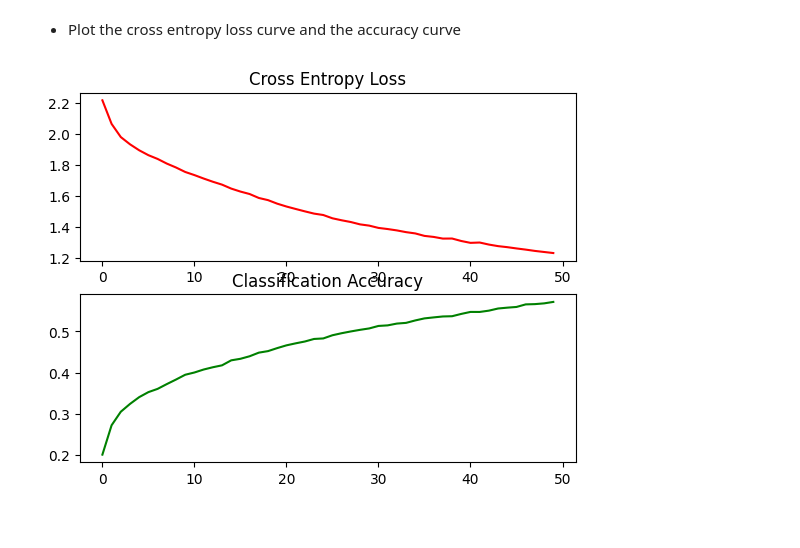
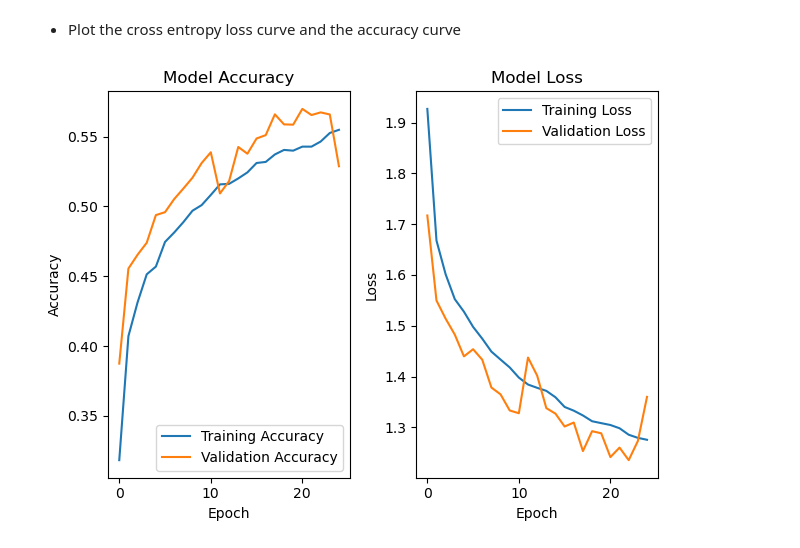
Before and after one commit to Grimngor/Image_Classification_CNN-G3, a Jupyter notebook: CNN_Project_augmented.ipynb, the cells around one changed output. Cells and saved outputs as stored; diff of their text form; code cells hidden in the pictures.

```diff
--- a/CNN_Project_augmented.ipynb
+++ b/CNN_Project_augmented.ipynb
@@ -60,8 +68,15 @@ Normalize the images
 # Normalize the images
 x_train = x_train.astype('float32') / 255
 x_test = x_test.astype('float32') / 255
+
+# Reshape labels to remove extra dimension
+y_train = y_train.reshape(-1, 10)
+y_test = y_test.reshape(-1, 10)
+
 print(x_train.shape)
 print(x_test.shape)
+print(y_train.shape)
+print(y_test.shape)
 # %% [output]
 (50000, 32, 32, 3)
 (10000, 32, 32, 3)
@@ -102,17 +127,19 @@ from keras.backend import clear_session
 clear_session()
 # %%
 from tensorflow.keras.models import Sequential
-from tensorflow.keras.layers import Conv2D, MaxPooling2D, Flatten, Dense
-
+from tensorflow.keras.layers import Conv2D, MaxPooling2D, Flatten, Dense, BatchNormalization, Input
 
 # Define the model
 model = Sequential()
+model.add(Input(shape=(32, 32, 3)))
+model.add(data_augmentation)
 model.add(Conv2D(32, (3, 3), activation='relu', input_shape=(32, 32, 3)))
 model.add(MaxPooling2D(pool_size=(2, 2)))
 model.add(Flatten())
 model.add(Dense(100, activation='relu'))
 model.add(Dense(10, activation='softmax'))
 
+
 # Print the model summary
 model.summary()
 # %% [output]
@@ -137,9 +166,9 @@ Model: "sequential"
 *   Compile the model using categorical_crossentropy loss, SGD optimizer and use 'accuracy' as the metric.
 *   Use the above defined model to train CIFAR-10 and train the model for 50 epochs with a batch size of 512.
 # %%
-# Compile the model
-model.compile(loss='categorical_crossentropy', optimizer= 'sgd', metrics=['accuracy'])
+# Compile and train your model
+model.compile(optimizer='adam', loss='categorical_crossentropy', metrics=['accuracy'])
 
 # Train the model
-history = model.fit(x_train, y_train, batch_size=512, epochs=50, validation_data=(x_test, y_test))
+history = model.fit(x_train, y_train, batch_size=512, epochs=25, validation_data=(x_test, y_test))
 # %% [output]
@@ -163,19 +192,27 @@ Epoch 50/50
 # %% [markdown]
 *   Plot the cross entropy loss curve and the accuracy curve
-# %%
-# Plot Cross Entropy Loss curve
-plt.subplot(211)
-plt.title('Cross Entropy Loss')
-plt.plot(history.history['loss'], color='red', label='train')
-
-
-# Plot accuracy curve
-plt.subplot(212)
-plt.title('Classification Accuracy')
-plt.plot(history.history['accuracy'], color='green', label='train')
-plt.show()
-# %% [output]
-[figure, removed]
+# %%
+plt.subplot(1, 2, 1)
+plt.plot(history.history['accuracy'], label='Training Accuracy')
+plt.plot(history.history['val_accuracy'], label='Validation Accuracy')
+plt.title('Model Accuracy')
+plt.xlabel('Epoch')
+plt.ylabel('Accuracy')
+plt.legend()
+
+# Plot loss
+plt.subplot(1, 2, 2)
+plt.plot(history.history['loss'], label='Training Loss')
+plt.plot(history.history['val_loss'], label='Validation Loss')
+plt.title('Model Loss')
+plt.xlabel('Epoch')
+plt.ylabel('Loss')
+plt.legend()
+
+plt.tight_layout()
+plt.show()
+# %% [output]
+[figure, added]
 # %%
 # Evaluate the model on the test data
 test_loss, test_acc = model.evaluate(x_test, y_test)
```
Also changed, not shown: parts of 18 cells of this notebook, 1 other file.
